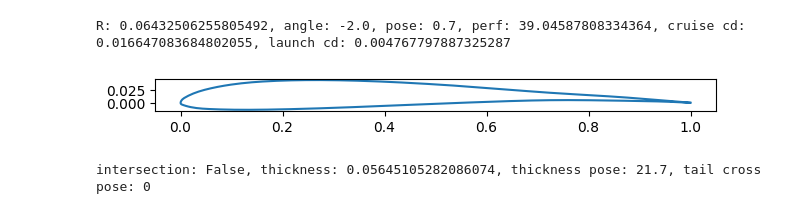
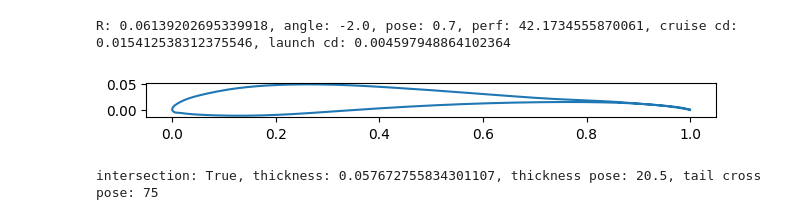
Before and after one commit to Karl-Liu-ch/DiffusionAirfoil, a Jupyter notebook: genetic.ipynb, the cells around one changed output. Cells and saved outputs as stored; diff of their text form; code cells hidden in the pictures.

```diff
--- a/genetic.ipynb
+++ b/genetic.ipynb
@@ -3,17 +3,17 @@ import numpy as np
 from utils import *
 import matplotlib.pyplot as plt
 import re
-LAMBDA = 10
+LAMBDA = 2
 # %%
-points = 'results/airfoilPPO.dat'
+points = 'samples/DiffusionAirfoil1DTransform_001.dat'
 airfoil = np.loadtxt(points, skiprows=1)
 af, R, a, b, perf, cd, CD_BL = lowestD(airfoil, Re2= 400000, lamda = LAMBDA, check_thickness=False)
 name = points.split('/')[1].split('.')[0]+f'_{a}_{b}F'
 np.savetxt(points.split('.')[0]+f'_{a}_{b}F'+'.dat', af, header=points.split('/')[1].split('.')[0]+f'_{a}_{b}F', comments="")
 print(f'R: {R}, angle: {a}, pose: {b}, perf: {perf}, cruise cd: {cd}, launch cd: {CD_BL}')
 show_airfoil(af)
 print(f'intersection: {detect_intersect(af)}, thickness: {cal_thickness(af)}, thickness pose: {cal_thickness_percent(af)}, tail cross pose: {check_backpoint(af)}')
 # %% [output]
-R: 0.06432506255805492, angle: -2.0, pose: 0.7, perf: 39.04587808334364, cruise cd: 0.016647083684802055, launch cd: 0.004767797887325287
+R: 0.06139202695339918, angle: -2.0, pose: 0.7, perf: 42.1734555870061, cruise cd: 0.015412538312375546, launch cd: 0.004597948864102364
-[figure, old version]
+[figure, new version]
-intersection: False, thickness: 0.05645105282086074, thickness pose: 21.7, tail cross pose: 0
+intersection: True, thickness: 0.057672755834301107, thickness pose: 20.5, tail cross pose: 75
```
Also changed, not shown: parts of 1 cell of this notebook, 11 other files.
